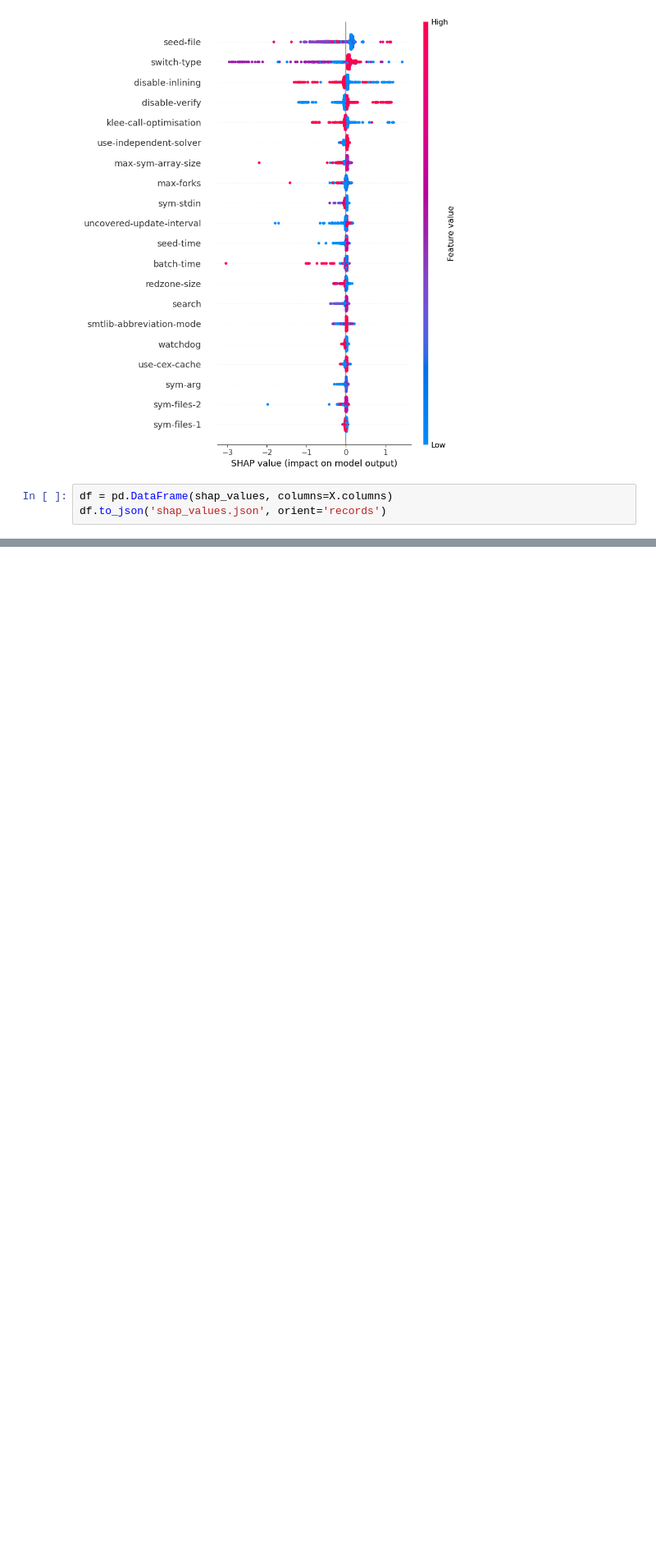
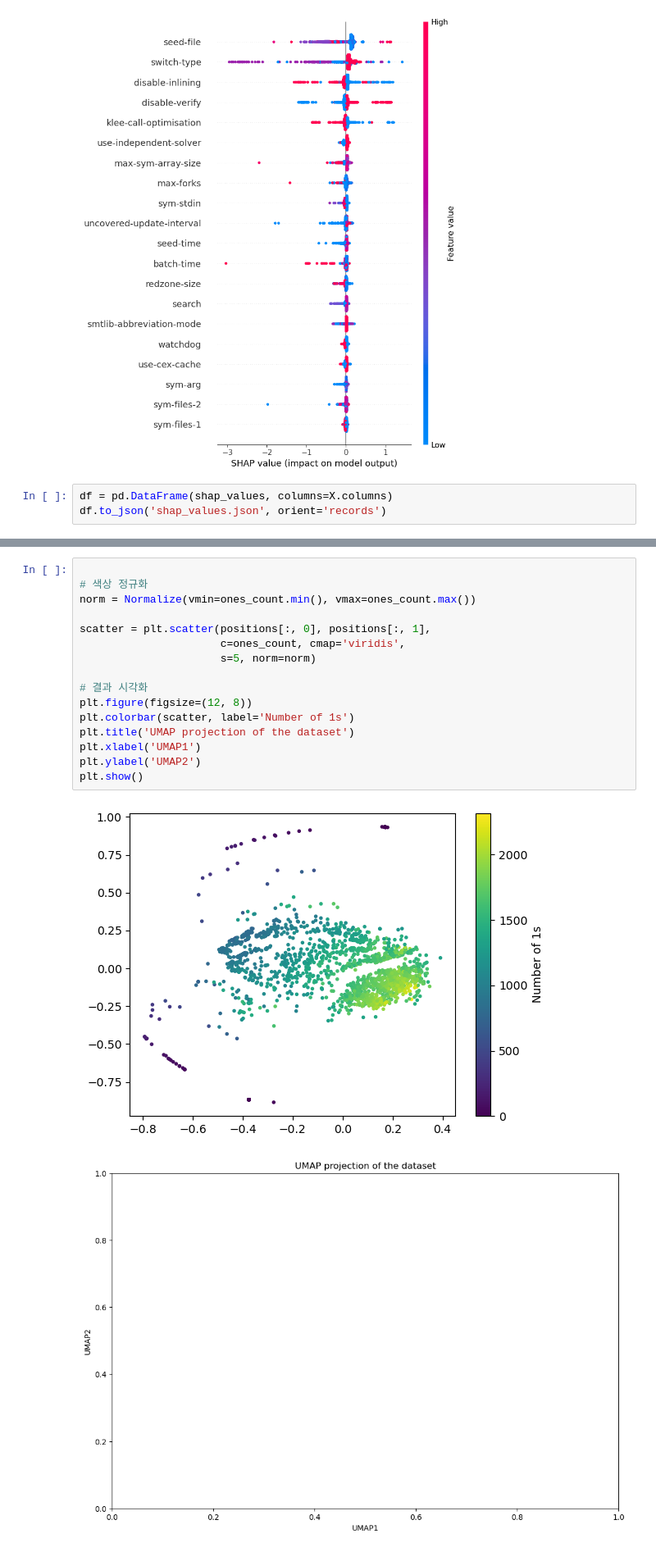
Before and after one commit to sth49/Symetra, a Jupyter notebook: preprocessing.ipynb, the cells around one changed output, grey strips where cells are left out. Shown at 82% size. Cells and saved outputs as stored; diff of their text form; blank space fills up the shorter version.

```diff
--- a/preprocessing.ipynb
+++ b/preprocessing.ipynb
@@ -265,0 +436,19 @@ df.to_json('shap_values.json', orient='records')
+# %%
+
+# 색상 정규화
+norm = Normalize(vmin=ones_count.min(), vmax=ones_count.max())
+
+scatter = plt.scatter(positions[:, 0], positions[:, 1],
+                      c=ones_count, cmap='viridis',
+                      s=5, norm=norm)
+
+# 결과 시각화
+plt.figure(figsize=(12, 8))
+plt.colorbar(scatter, label='Number of 1s')
+plt.title('UMAP projection of the dataset')
+plt.xlabel('UMAP1')
+plt.ylabel('UMAP2')
+plt.show()
+# %% [output]
+[figure, added]
+[figure, added]
```
Also changed, not shown: parts of 11 cells of this notebook, 3 other files.
